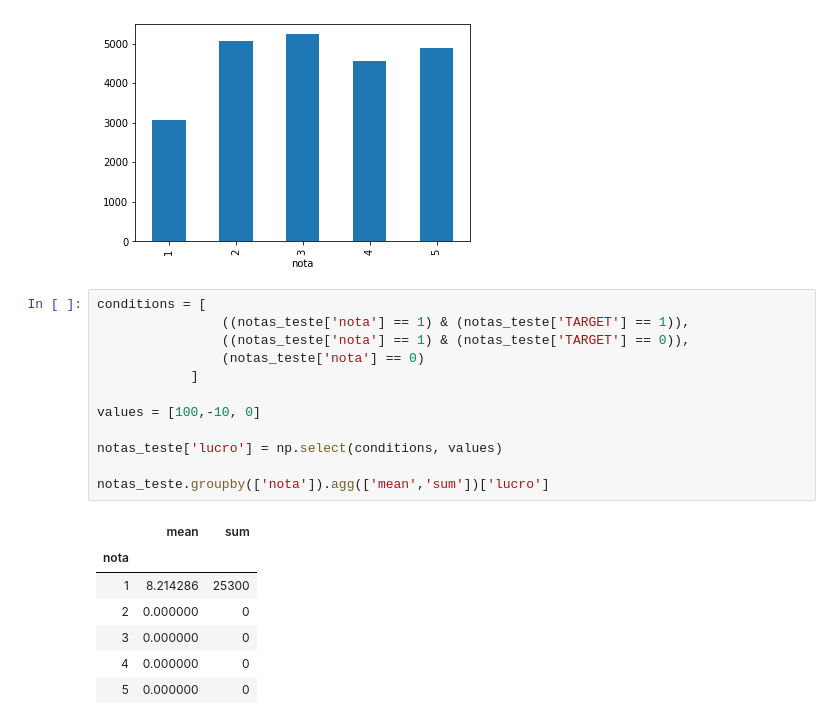
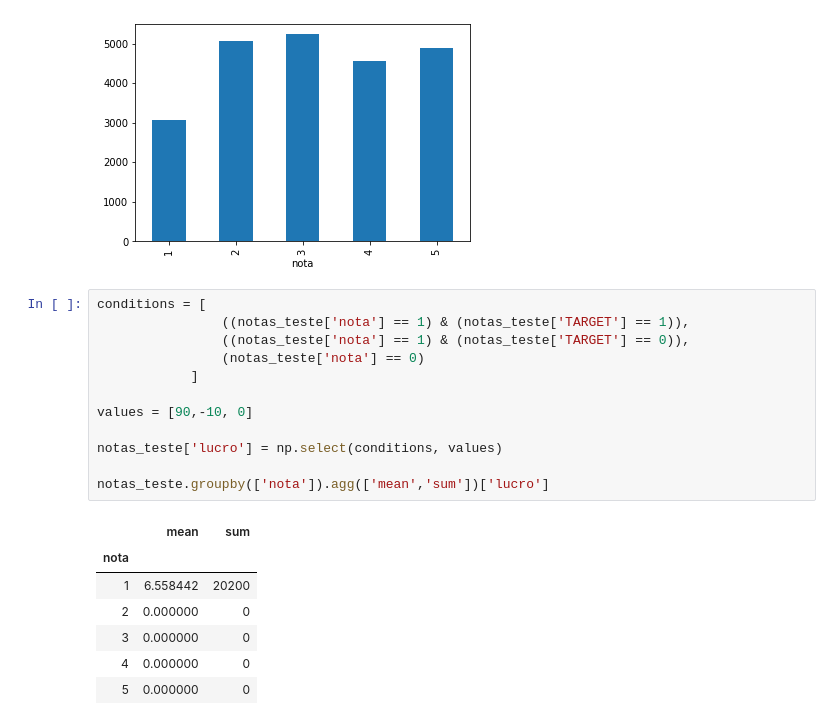
Before and after one commit to brunaolivc/DATA_MASTER, a Jupyter notebook: DM_prep.ipynb, the cells around one changed output. Drawn from its saved outputs; the diff is of its cells as text.

```diff
--- a/DM_prep.ipynb
+++ b/DM_prep.ipynb
@@ -948,19 +948,19 @@ notas_teste.sort_values(['nota']).groupby(['nota']).size().plot.bar()
 # %%
 conditions = [
                 ((notas_teste['nota'] == 1) & (notas_teste['TARGET'] == 1)),
                 ((notas_teste['nota'] == 1) & (notas_teste['TARGET'] == 0)),
                 (notas_teste['nota'] == 0)
             ]
 
-values = [100,-10, 0]
+values = [90,-10, 0]
 
 notas_teste['lucro'] = np.select(conditions, values)
 
 notas_teste.groupby(['nota']).agg(['mean','sum'])['lucro']
 # %% [output]
 |  | mean | sum |
 | nota |  |  |
-| 1 | 8.214286 | 25300 |
+| 1 | 6.558442 | 20200 |
 | 2 | 0.000000 | 0 |
 | 3 | 0.000000 | 0 |
 | 4 | 0.000000 | 0 |
```
